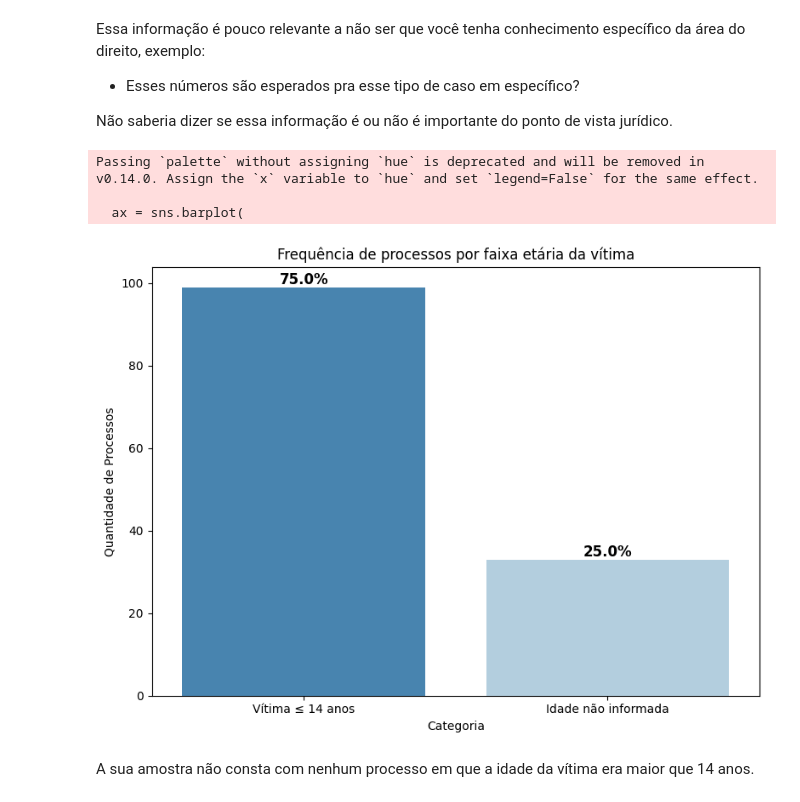
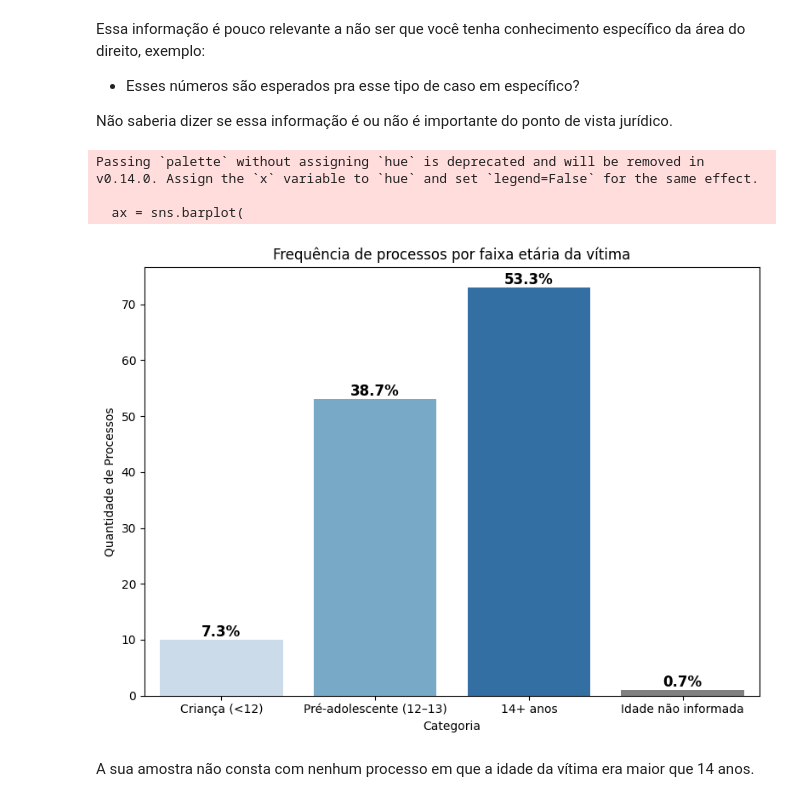
Before and after one commit to medydcampos/FREDDISS, a Jupyter notebook: analise_descritiva.ipynb, the cells around one changed output. Cells and saved outputs as stored; diff of their text form; code cells hidden in the pictures.

```diff
--- a/analise_descritiva.ipynb
+++ b/analise_descritiva.ipynb
@@ -24,7 +24,7 @@ import seaborn as sns
 # %%
 ## Vamos agora puxar a base
 
-dados = pd.read_csv('dado_limpos.csv')
+dados = pd.read_csv('dados_limpos.csv')
 # %%
 ## Vamos começar analisando a variável de ESTADO
 
@@ -187,39 +187,63 @@ contagem_vitima = dados['faixa_etaria_vitima'].value_counts(dropna=False).sort_i
 
 labels = []
 for idx in contagem_vitima.index:
     if pd.isna(idx):
         labels.append('Idade não informada')
-    elif idx == 0.0:
-        labels.append('Vítima ≤ 14 anos')
     else:
-        labels.append(str(idx))
+        idx_int = int(idx)
+        labels.append({
+            0: 'Criança (<12)',
+            1: 'Pré-adolescente (12–13)',
+            2: '14+ anos'
+        }.get(idx_int, str(idx_int)))
 
+# Número de categorias azuis (exclui a "não informada")
+
+num_categorias_azul = sum(lbl != "Idade não informada" for lbl in labels)
+
+# Cria paleta azul e força "14+ anos" como o mais escuro
+
+paleta_azul = sns.color_palette("Blues", num_categorias_azul)
+
+# Monta lista de cores na ordem das labels
+
+cores = []
+for lbl in labels:
+    if lbl == "Idade não informada":
+        cores.append("gray")
+    elif lbl == "14+ anos":
+        cores.append(paleta_azul[-1])  # sempre o mais escuro
+    else:
+        cores.append(paleta_azul.pop(0))  # tons mais claros
+
+# Gráfico
 plt.figure(figsize=(8,6))
 ax = sns.barplot(
     x=labels,
     y=contagem_vitima.values,
-    palette='Blues_r'
+    palette=cores
 )
 
-# Adiciona o percentual em cada barra
+# Adiciona percentual em cada barra
+
 total = contagem_vitima.sum()
 for i, p in enumerate(ax.patches):
     valor = int(p.get_height())
     percentual = 100 * valor / total
     ax.annotate(f'{percentual:.1f}%',
                 (p.get_x() + p.get_width() / 2, p.get_height()),
                 ha='center', va='bottom', fontsize=12, fontweight='bold')
 
 plt.title('Frequência de processos por faixa etária da vítima')
 plt.xlabel('Categoria')
 plt.ylabel('Quantidade de Processos')
 plt.tight_layout()
 plt.show()
 # %% [output]
 Passing `palette` without assigning `hue` is deprecated and will be removed in v0.14.0. Assign the `x` variable to `hue` and set `legend=False` for the same effect.
 
   ax = sns.barplot(
-[figure, old version]
+[figure, new version]
 # %% [markdown]
 A sua amostra não consta com nenhum processo em que a idade da vítima era maior que 14 anos.
 # %%
```
Also changed, not shown: parts of 12 cells of this notebook, 24 other files.
